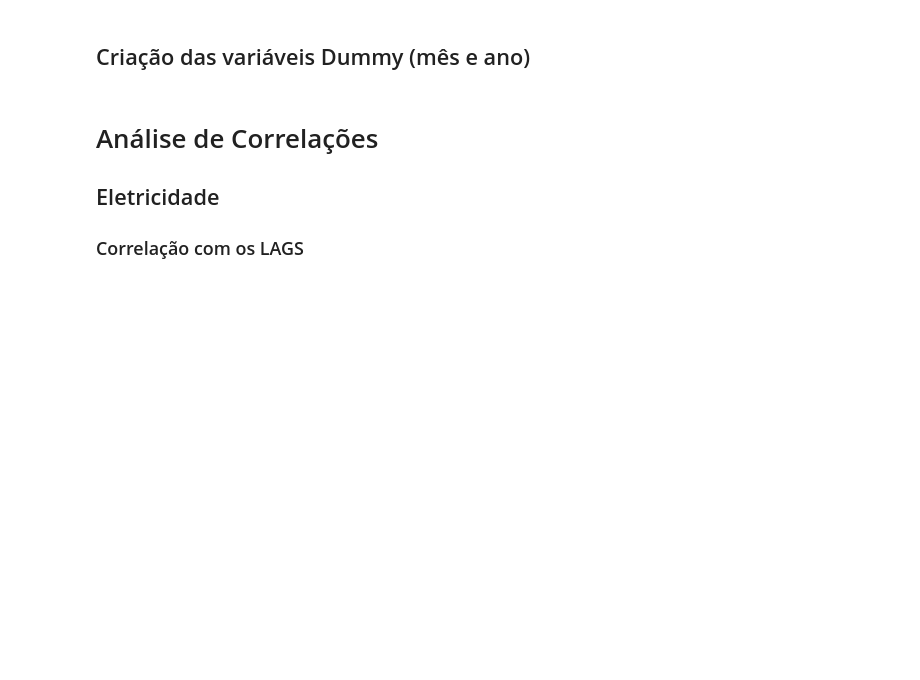
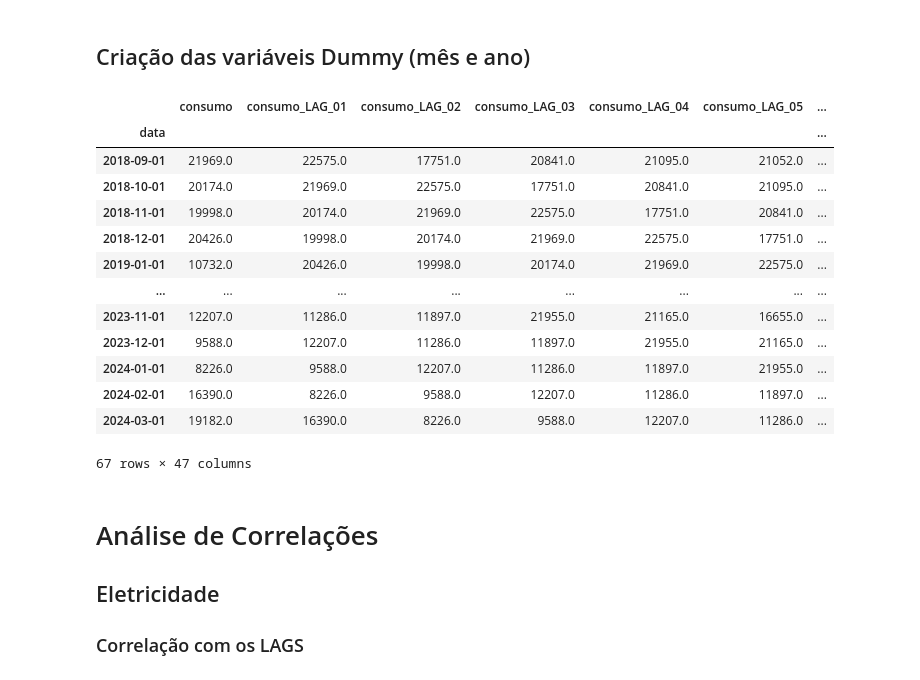
Before and after one commit to eduardoalba0/ifpr_electricity_ml, a Jupyter notebook: main.ipynb, the cells around one changed output. Cells and saved outputs as stored; diff of their text form; code cells hidden in the pictures; blank space fills up the shorter version.

```diff
--- a/main.ipynb
+++ b/main.ipynb
@@ -78,40 +81,53 @@ for lag_col in ["consumo"]:
 # %%
 df_water = pd.merge(left=df_water, right=df_climatic, on=["data", "mes", "ano"], how="left")
 df_water = df_water.drop("leitura", axis=1)
-df_water = df_water.astype("float32")
 
 df_electricity = pd.merge(left=df_electricity, right=df_climatic, on=["data", "mes", "ano"], how="left")
 df_electricity = df_electricity.drop("leitura", axis=1)
-df_electricity = df_electricity.astype("float32")
 # %% [markdown]
 ## Criação das variáveis Dummy (mês e ano)
 # %%
 df_meses = pd.get_dummies(df_electricity["mes"].astype(int), prefix="", prefix_sep="", dtype=int).rename(
     columns={"1": "mes_JAN", "2": "mes_FEV", "3": "mes_MAR", "4": "mes_ABR", "5": "mes_MAI", "6": "mes_JUN",
              "7": "mes_JUL", "8": "mes_AGO", "9": "mes_SET", "10": "mes_OUT", "11": "mes_NOV", "12": "mes_DEZ"}
 )
 df_anos = pd.get_dummies(df_electricity["ano"].astype(int), prefix="", prefix_sep="", dtype=int).rename(
     columns={"2017": "ano_2017", "2018": "ano_2018", "2019": "ano_2019", "2020": "ano_2020", "2021": "ano_2021",
              "2022": "ano_2022", "2023": "ano_2023", "2024": "ano_2024"}
 )
 df_electricity = pd.concat([df_electricity, df_meses, df_anos], axis=1)
 df_electricity = df_electricity.drop(["mes", "ano"], axis=1)
-df_electricity = df_electricity.dropna()
+df_electricity = df_electricity.astype("float32").dropna()
 
 df_meses = pd.get_dummies(df_water["mes"].astype(int), prefix="", prefix_sep="", dtype=int).rename(
     columns={"1": "mes_JAN", "2": "mes_FEV", "3": "mes_MAR", "4": "mes_ABR", "5": "mes_MAI", "6": "mes_JUN",
              "7": "mes_JUL", "8": "mes_AGO", "9": "mes_SET", "10": "mes_OUT", "11": "mes_NOV", "12": "mes_DEZ"}
 )
 df_anos = pd.get_dummies(df_water["ano"].astype(int), prefix="", prefix_sep="", dtype=int).rename(
     columns={"2017": "ano_2017", "2018": "ano_2018", "2019": "ano_2019", "2020": "ano_2020", "2021": "ano_2021",
              "2022": "ano_2022", "2023": "ano_2023", "2024": "ano_2024"}
 )
 df_water = pd.concat([df_water, df_meses, df_anos], axis=1)
 df_water = df_water.drop(["mes", "ano"], axis=1)
-df_water = df_water.dropna()
+df_water = df_water.astype("float32").dropna()
 
 df_show = df_electricity.to_pandas()
 df_show
+# %% [output]
+|  | consumo | consumo_LAG_01 | consumo_LAG_02 | consumo_LAG_03 | consumo_LAG_04 | consumo_LAG_05 | ... |
+| data |  |  |  |  |  |  | ... |
+| 2018-09-01 | 21969.0 | 22575.0 | 17751.0 | 20841.0 | 21095.0 | 21052.0 | ... |
+| 2018-10-01 | 20174.0 | 21969.0 | 22575.0 | 17751.0 | 20841.0 | 21095.0 | ... |
+| 2018-11-01 | 19998.0 | 20174.0 | 21969.0 | 22575.0 | 17751.0 | 20841.0 | ... |
+| 2018-12-01 | 20426.0 | 19998.0 | 20174.0 | 21969.0 | 22575.0 | 17751.0 | ... |
+| 2019-01-01 | 10732.0 | 20426.0 | 19998.0 | 20174.0 | 21969.0 | 22575.0 | ... |
+| ... | ... | ... | ... | ... | ... | ... | ... |
+| 2023-11-01 | 12207.0 | 11286.0 | 11897.0 | 21955.0 | 21165.0 | 16655.0 | ... |
+| 2023-12-01 | 9588.0 | 12207.0 | 11286.0 | 11897.0 | 21955.0 | 21165.0 | ... |
+| 2024-01-01 | 8226.0 | 9588.0 | 12207.0 | 11286.0 | 11897.0 | 21955.0 | ... |
+| 2024-02-01 | 16390.0 | 8226.0 | 9588.0 | 12207.0 | 11286.0 | 11897.0 | ... |
+| 2024-03-01 | 19182.0 | 16390.0 | 8226.0 | 9588.0 | 12207.0 | 11286.0 | ... |
+67 rows × 47 columns
 # %% [markdown]
 # Análise de Correlações
 ## Eletricidade
```
Also changed, not shown: parts of 12 cells of this notebook.
